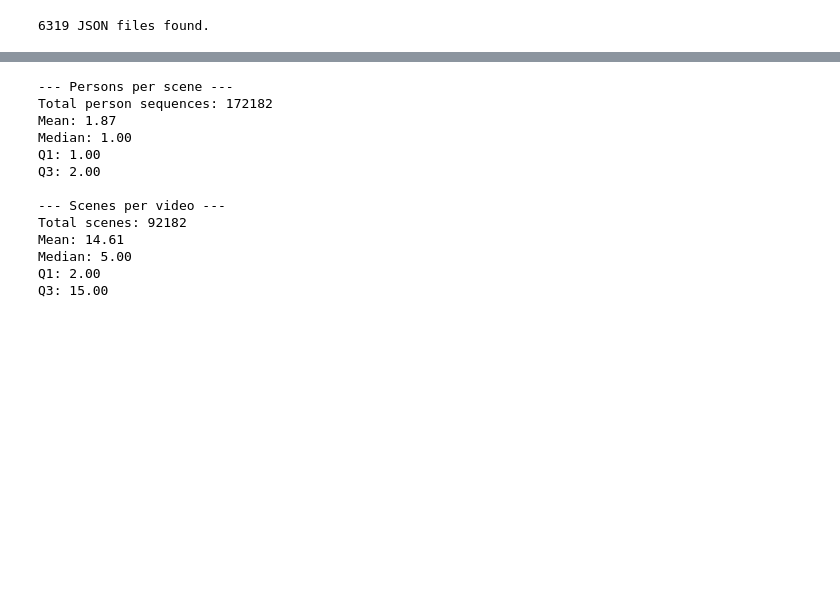
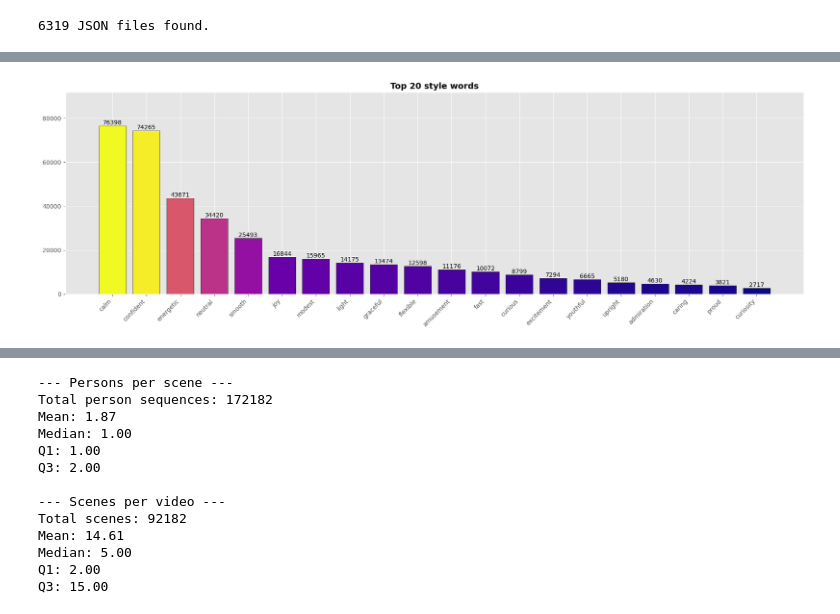
Before and after one commit to NatSalaz/xmopipe, a Jupyter notebook: 8-Stats/description_stats.ipynb, the cells around one changed output, grey strips where cells are left out. Drawn from its saved outputs; the diff is of its cells as text; code cells hidden in the pictures; blank space fills up the shorter version.

```diff
--- a/8-Stats/description_stats.ipynb
+++ b/8-Stats/description_stats.ipynb
@@ -133,11 +162,13 @@ print(df_movements.head(10))
 # %%
-nltk.download("stopwords")
+import pandas as pd
+import re
+from collections import Counter
+import matplotlib.pyplot as plt
 
-stop_words = set(stopwords.words("english"))
 
+# Safe word extraction
 def extract_words(text):
-    if not text:  # skip None or empty string
-        return []
+    text = str(text)
     return [
         w
         for w in re.findall(r"\b\w+\b", text.lower())
@@ -145,51 +176,63 @@ def extract_words(text):
     ]
 
 
-# Collect style words safely
+# Clean the column before looping
+styles = df["style"].dropna().astype(str)
+
+# Collect style words
 style_words = []
-for style in df["style"]:
+for style in styles:
     style_words.extend(extract_words(style))
 
-from collections import Counter
-
+# Count most common words
 if style_words:
     style_counts = Counter(style_words).most_common(20)
     style_labels, style_vals = zip(*style_counts)
 
-    fig, ax = plt.subplots(1, 1, figsize=(18, 6))
     plt.style.use("ggplot")
+    fig, ax = plt.subplots(figsize=(18, 6))
 
-    def plot_pretty_bar(ax, labels, values, title, cmap_name="viridis"):
+    def plot_pretty_bar(ax, labels, values, title, cmap_name="plasma"):
         import matplotlib.colors as mcolors
 
         cmap = plt.colormaps[cmap_name]
         norm = mcolors.Normalize(vmin=min(values), vmax=max(values))
         colors = [cmap(norm(val)) for val in values]
+
         x = range(len(labels))
         bars = ax.bar(x, values, color=colors, edgecolor="black")
+
         ax.set_title(title, fontsize=14, weight="bold")
         ax.set_xticks(x)
         ax.set_xticklabels(labels, rotation=45, ha="right", fontsize=10)
-        ax.tick_params(axis="y", labelsize=10)
+
         for bar in bars:
             height = bar.get_height()
             ax.text(
                 bar.get_x() + bar.get_width() / 2,
                 height + 0.5,
                 str(height),
                 ha="center",
                 va="bottom",
                 fontsize=10,
             )
+
         ax.set_ylim(0, max(values) * 1.2)
 
     plot_pretty_bar(
-        ax, style_labels, style_vals, "Top 20 style words", cmap_name="plasma"
+        ax,
+        style_labels,
+        style_vals,
+        "Top 20 style words",
+        cmap_name="plasma",
     )
+
     plt.tight_layout()
     plt.show()
 else:
     print("No style words found in the DataFrame.")
+# %% [output]
+[figure, added]
 # %%
 def extract_inner_bodydesc_texts(raw_list):
     """
```
Also changed, not shown: parts of 6 cells of this notebook, 2 other files.
